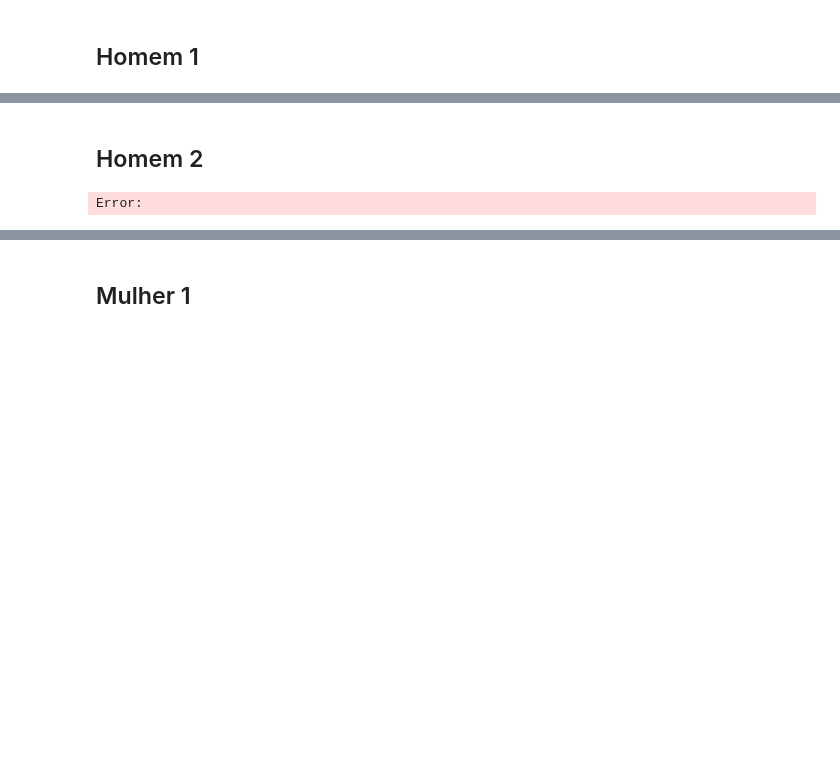
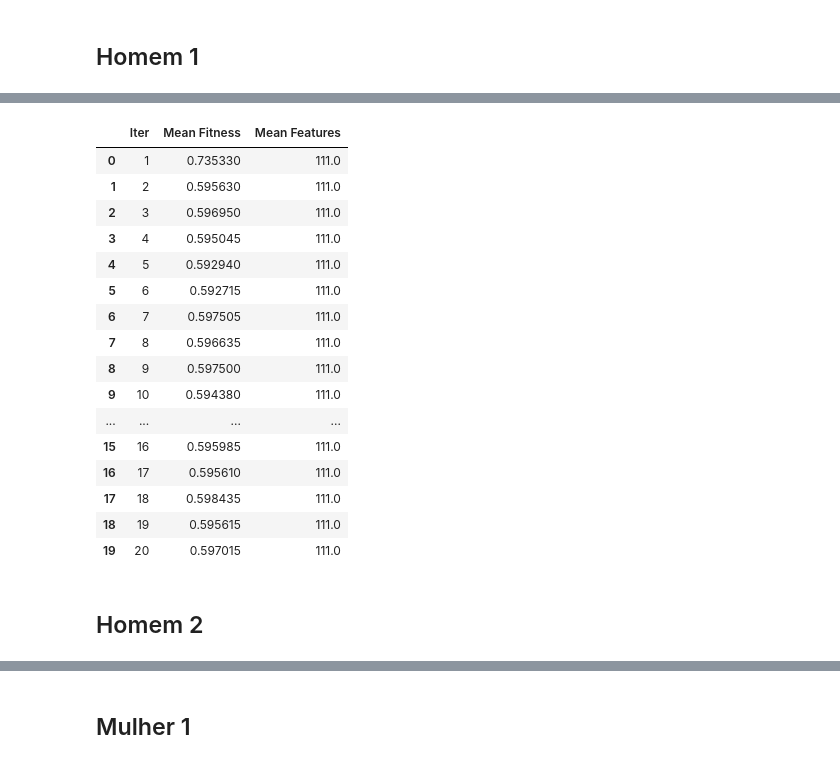
Before and after one commit to RafaelGAT108/evolutionary_computation, a Jupyter notebook: libs/tlbo.ipynb, the cells around one changed output, grey strips where cells are left out. Drawn from its saved outputs; the diff is of its cells as text; code cells hidden in the pictures; blank space fills up the shorter version.

```diff
--- a/libs/tlbo.ipynb
+++ b/libs/tlbo.ipynb
@@ -482,3 +1128,28 @@ best_student.position
+# %%
+best_student, mean_fitness, mean_features
+results = pd.DataFrame({'Iter': [i+1 for i in range(20)],
+           'Mean Fitness': mean_fitness,
+           'Mean Features': mean_features,
+           })
+results
+# %% [output]
+|  | Iter | Mean Fitness | Mean Features |
+| 0 | 1 | 0.735330 | 111.0 |
+| 1 | 2 | 0.595630 | 111.0 |
+| 2 | 3 | 0.596950 | 111.0 |
+| 3 | 4 | 0.595045 | 111.0 |
+| 4 | 5 | 0.592940 | 111.0 |
+| 5 | 6 | 0.592715 | 111.0 |
+| 6 | 7 | 0.597505 | 111.0 |
+| 7 | 8 | 0.596635 | 111.0 |
+| 8 | 9 | 0.597500 | 111.0 |
+| 9 | 10 | 0.594380 | 111.0 |
+| ... | ... | ... | ... |
+| 15 | 16 | 0.595985 | 111.0 |
+| 16 | 17 | 0.595610 | 111.0 |
+| 17 | 18 | 0.598435 | 111.0 |
+| 18 | 19 | 0.595615 | 111.0 |
+| 19 | 20 | 0.597015 | 111.0 |
 # %% [markdown]
 ## Homem 2
 # %%
@@ -524,7 +1195,7 @@ def evaluate_function(chromossome, metric = 'train'):
             Dense(10, activation='tanh', input_shape=(X_train.shape[1],)),
             Dense(len(np.unique(y)), activation='softmax')
         ])
-        optimizer = RMSprop(learning_rate=0.001)
+        optimizer = RMSprop(learning_rate=0.001, momentum=0.9)
         model.compile(optimizer=optimizer, loss='categorical_crossentropy', metrics=['accuracy'])
         return model
 
@@ -546,8 +1217,6 @@ def evaluate_function(chromossome, metric = 'train'):
         print(f'Accuracy in Training: {mean_loss_knn}')
         print(f'Accuracy in Validation: {round(test_accuracy, 4)}')
         return mean_loss_knn
-# %% [output]
-Error:
 # %%
 tlbo = TLBO(cost_function=evaluate_function,
             population_size=20,
```
Also changed, not shown: parts of 50 cells of this notebook, 1 other file.
